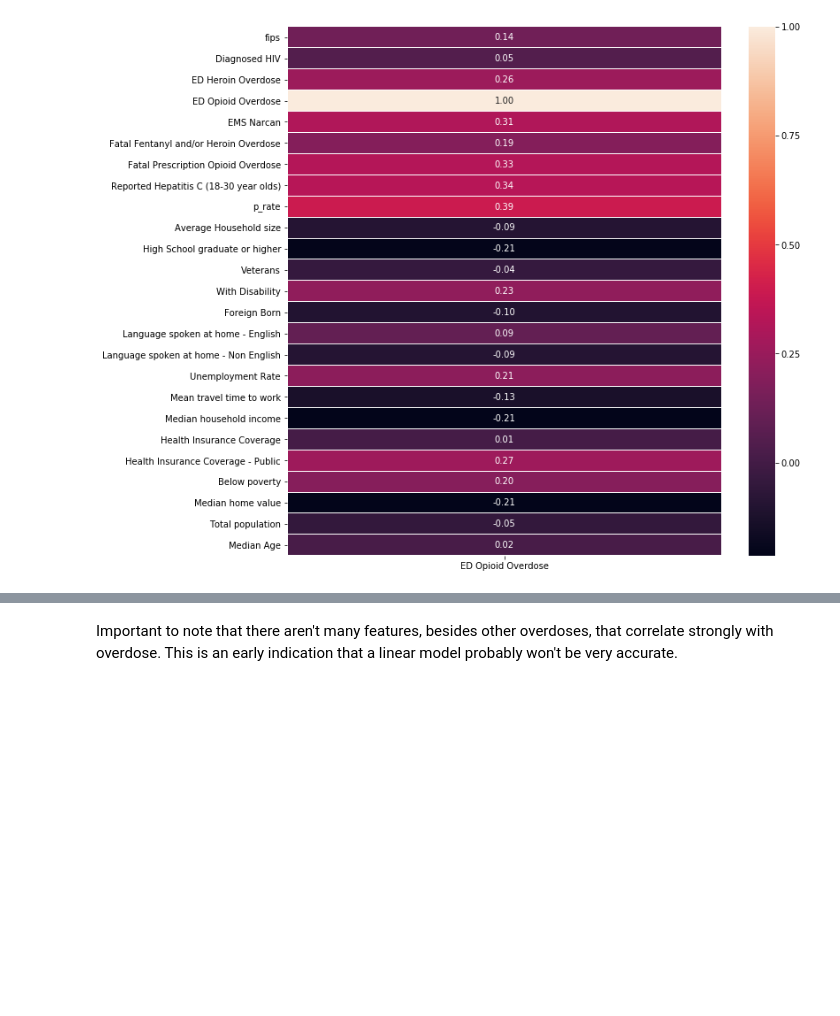
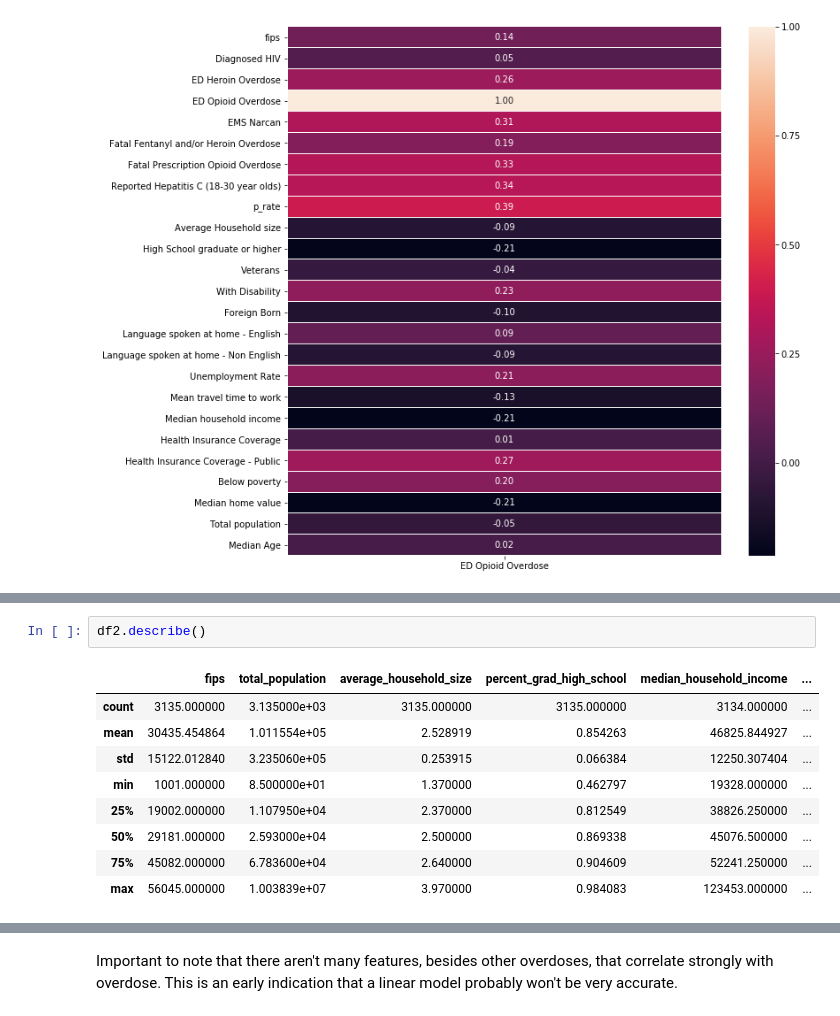
Before and after one commit to rohitmusti/ML-Final-Project, a Jupyter notebook: Final Project w_regressions.ipynb, the cells around one changed output, grey strips where cells are left out. Cells and saved outputs as stored; diff of their text form; blank space fills up the shorter version.

```diff
--- a/Final Project w_regressions.ipynb
+++ b/Final Project w_regressions.ipynb
@@ -124,0 +155,12 @@ plt.show()
+# %%
+df2.describe()
+# %% [output]
+|  | fips | total_population | average_household_size | percent_grad_high_school | median_household_income | ... |
+| count | 3135.000000 | 3.135000e+03 | 3135.000000 | 3135.000000 | 3134.000000 | ... |
+| mean | 30435.454864 | 1.011554e+05 | 2.528919 | 0.854263 | 46825.844927 | ... |
+| std | 15122.012840 | 3.235060e+05 | 0.253915 | 0.066384 | 12250.307404 | ... |
+| min | 1001.000000 | 8.500000e+01 | 1.370000 | 0.462797 | 19328.000000 | ... |
+| 25% | 19002.000000 | 1.107950e+04 | 2.370000 | 0.812549 | 38826.250000 | ... |
+| 50% | 29181.000000 | 2.593000e+04 | 2.500000 | 0.869338 | 45076.500000 | ... |
+| 75% | 45082.000000 | 6.783600e+04 | 2.640000 | 0.904609 | 52241.250000 | ... |
+| max | 56045.000000 | 1.003839e+07 | 3.970000 | 0.984083 | 123453.000000 | ... |
```
Also changed, not shown: parts of 14 cells of this notebook.
